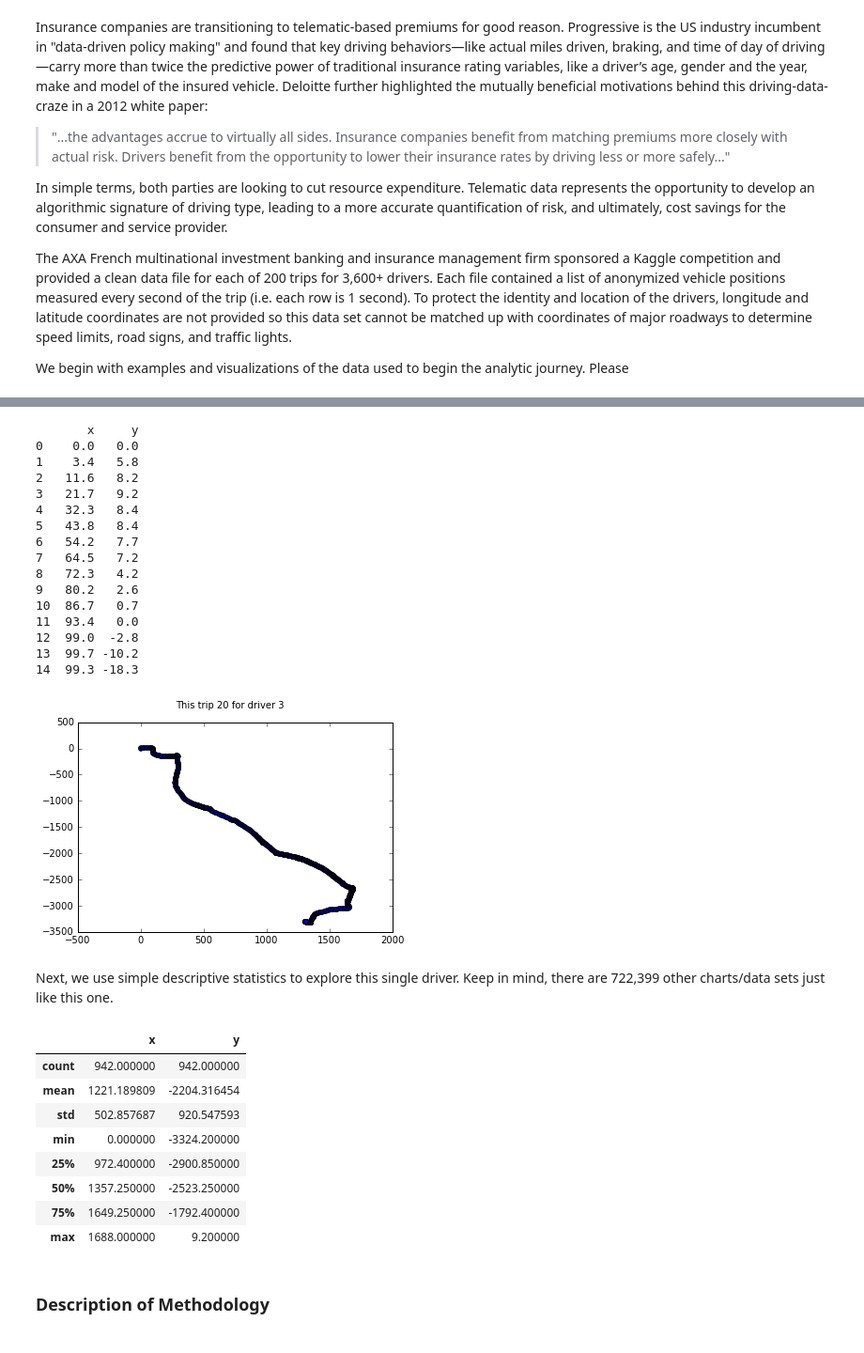
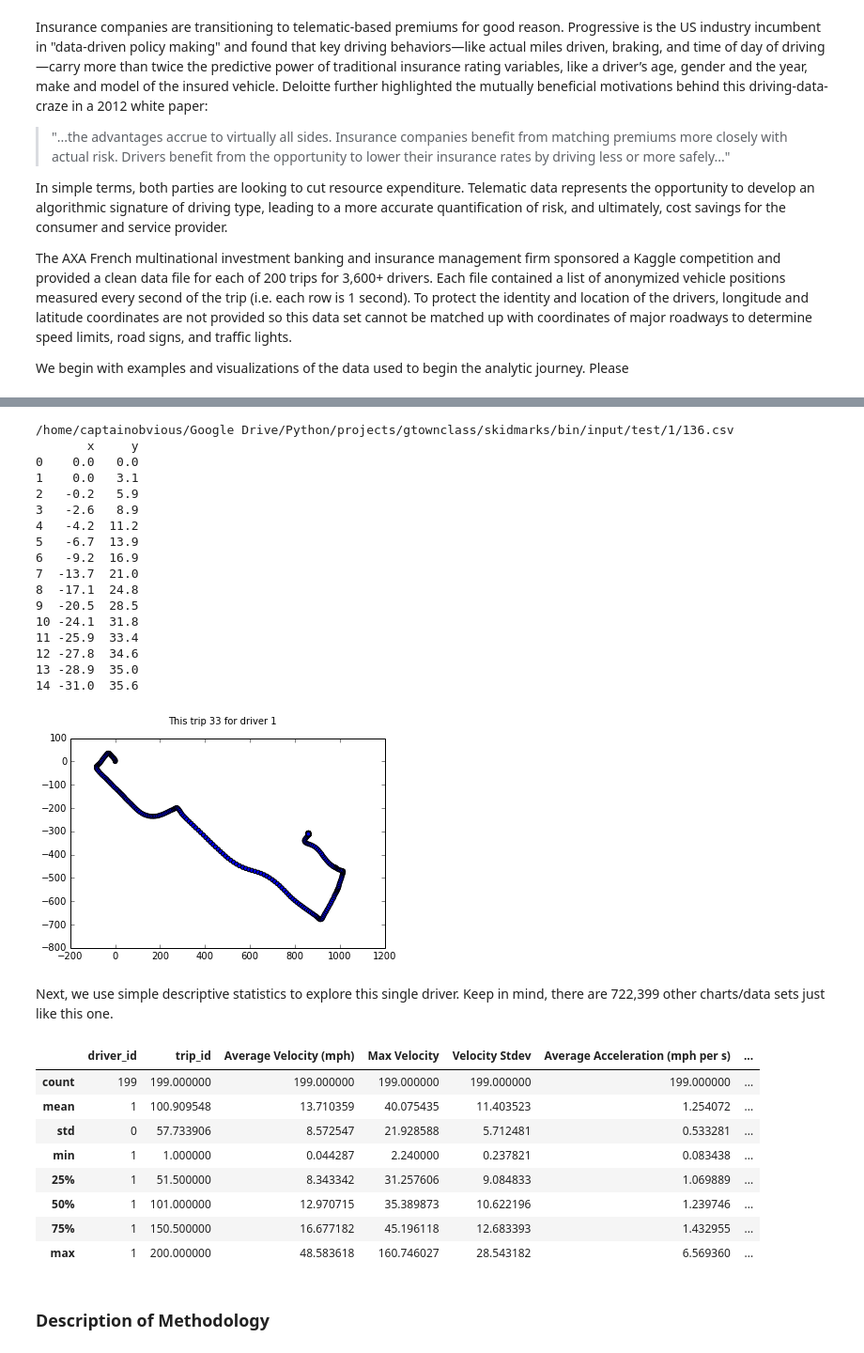
Before and after one commit to georgetown-analytics/skidmarks, a Jupyter notebook: bin/notebook/Riding Dirty-Using Telematic Data to Identify Increased Liability Drivers.ipynb, the cells around one changed output, grey strips where cells are left out. Shown at 94% size. Cells and saved outputs as stored; diff of their text form; code cells hidden in the pictures.

Commit message:
Added dataframe of agvalues

```diff
--- a/bin/notebook/Riding Dirty-Using Telematic Data to Identify Increased Liability Drivers.ipynb
+++ b/bin/notebook/Riding Dirty-Using Telematic Data to Identify Increased Liability Drivers.ipynb
@@ -88,6 +86,7 @@ import os
 import matplotlib.pyplot as plt
 
 path = os.path.abspath(os.getcwd())
+print pathtocsv
 pathtocsv = os.path.normpath(os.path.join(os.path.dirname(path),"input","test",str(driver),str(trip)+".csv"))
 df = pd.read_csv(pathtocsv)
 print df[:15][['x','y']]
@@ -97,37 +96,39 @@ plt.scatter(df["x"], df["y"])
 fig.suptitle("This trip %s for driver %s" % (trip,driver))
 plt.show()
 # %% [output]
+/home/captainobvious/Google Drive/Python/projects/gtownclass/skidmarks/bin/input/test/1/136.csv
        x     y
 0    0.0   0.0
-1    3.4   5.8
-2   11.6   8.2
-3   21.7   9.2
-4   32.3   8.4
-5   43.8   8.4
-6   54.2   7.7
-7   64.5   7.2
-8   72.3   4.2
-9   80.2   2.6
-10  86.7   0.7
-11  93.4   0.0
-12  99.0  -2.8
-13  99.7 -10.2
-14  99.3 -18.3
+1    0.0   3.1
+2   -0.2   5.9
+3   -2.6   8.9
+4   -4.2  11.2
+5   -6.7  13.9
+6   -9.2  16.9
+7  -13.7  21.0
+8  -17.1  24.8
+9  -20.5  28.5
+10 -24.1  31.8
+11 -25.9  33.4
+12 -27.8  34.6
+13 -28.9  35.0
+14 -31.0  35.6
-[figure, old version]
+[figure, new version]
 # %% [markdown]
 Next, we use simple descriptive statistics to explore this single driver.  Keep in mind, there are 722,399 other charts/data sets just like this one.
-# %%
-df.describe()
-# %% [output]
-|  | x | y |
-| count | 942.000000 | 942.000000 |
-| mean | 1221.189809 | -2204.316454 |
-| std | 502.857687 | 920.547593 |
-| min | 0.000000 | -3324.200000 |
-| 25% | 972.400000 | -2900.850000 |
-| 50% | 1357.250000 | -2523.250000 |
-| 75% | 1649.250000 | -1792.400000 |
-| max | 1688.000000 | 9.200000 |
+# %%
+df2 = pd.read_csv(os.path.join(os.path.dirname(path),'lin.csv'))
+df2.describe()
+# %% [output]
+|  | driver_id | trip_id | Average Velocity (mph) | Max Velocity | Velocity Stdev | Average Acceleration (mph per s) | ... |
+| count | 199 | 199.000000 | 199.000000 | 199.000000 | 199.000000 | 199.000000 | ... |
+| mean | 1 | 100.909548 | 13.710359 | 40.075435 | 11.403523 | 1.254072 | ... |
+| std | 0 | 57.733906 | 8.572547 | 21.928588 | 5.712481 | 0.533281 | ... |
+| min | 1 | 1.000000 | 0.044287 | 2.240000 | 0.237821 | 0.083438 | ... |
+| 25% | 1 | 51.500000 | 8.343342 | 31.257606 | 9.084833 | 1.069889 | ... |
+| 50% | 1 | 101.000000 | 12.970715 | 35.389873 | 10.622196 | 1.239746 | ... |
+| 75% | 1 | 150.500000 | 16.677182 | 45.196118 | 12.683393 | 1.432955 | ... |
+| max | 1 | 200.000000 | 48.583618 | 160.746027 | 28.543182 | 6.569360 | ... |
 # %% [markdown]
 ### Description of Methodology
 # %% [markdown]
```
Also changed, not shown: parts of 4 cells of this notebook.
